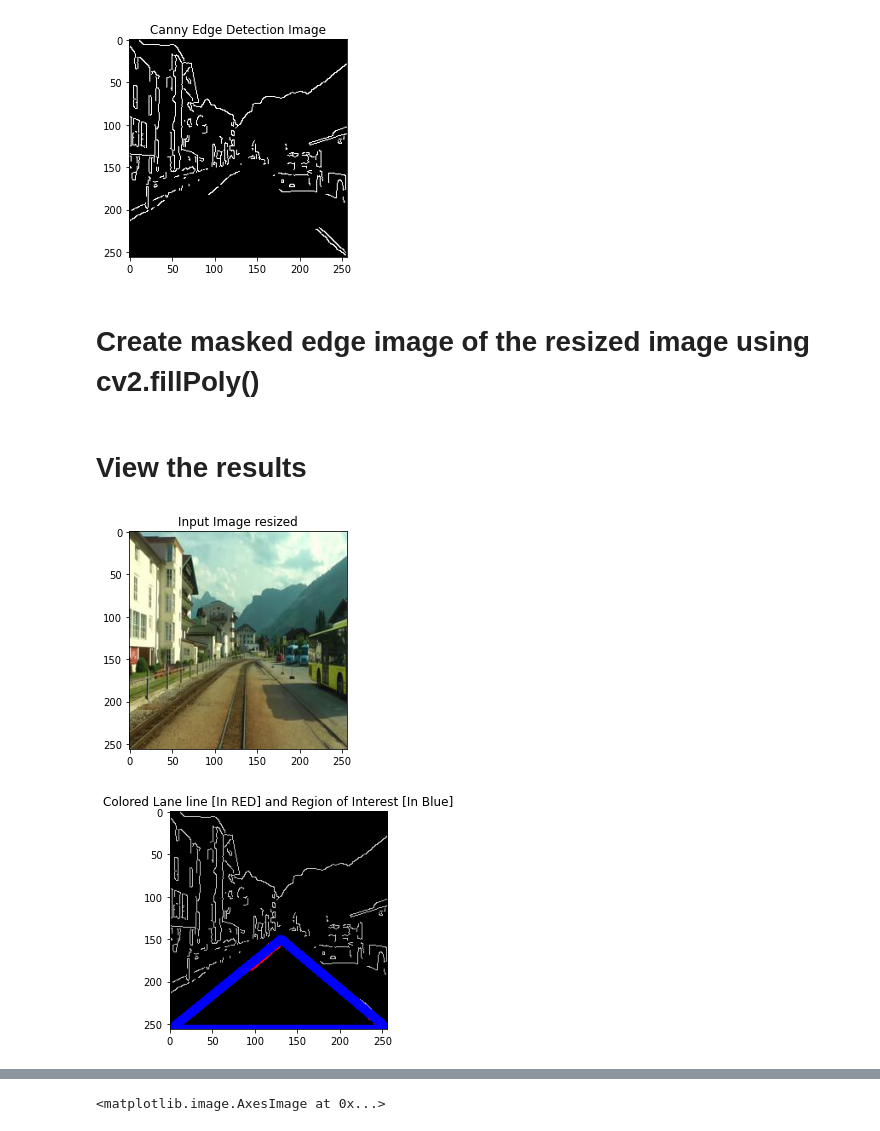
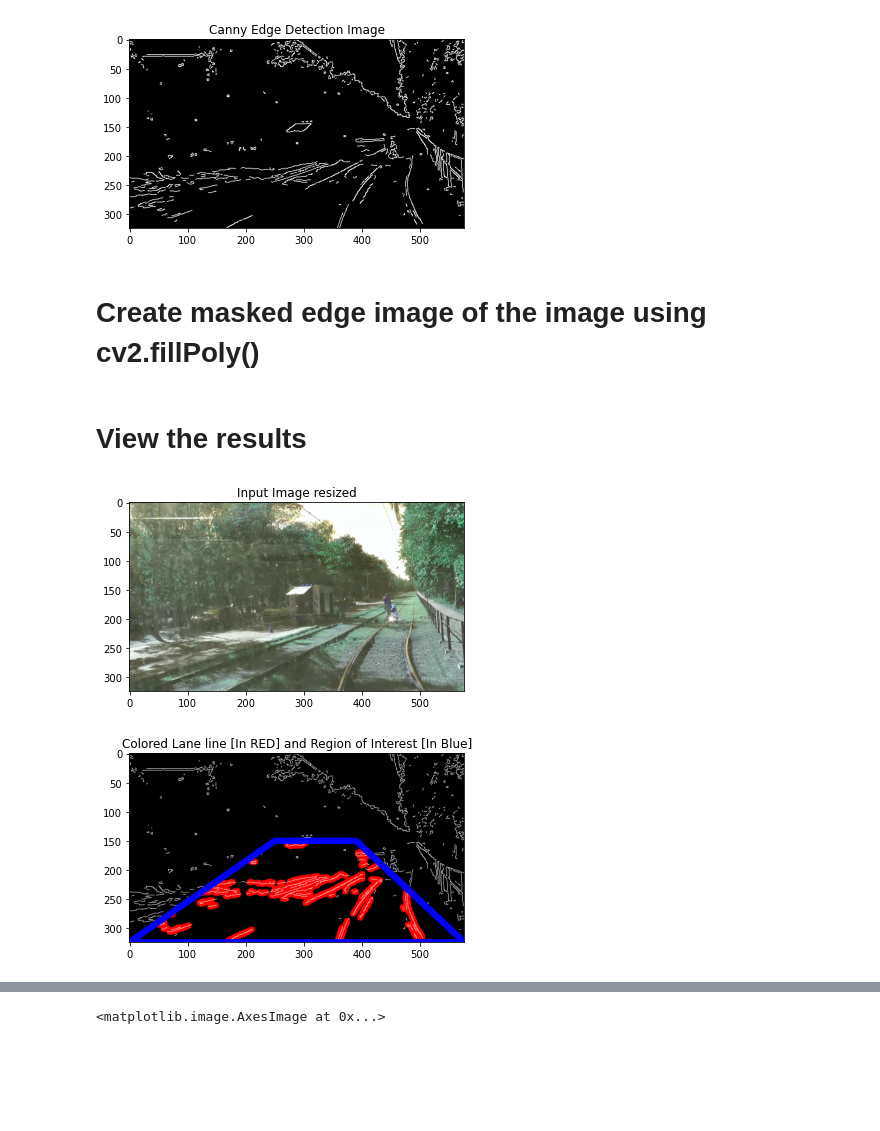
Before and after one commit to khoadaniel/vegetation-detection-railways, a Jupyter notebook: Hina/ROI_on_singleimage.ipynb, the cells around one changed output, grey strips where cells are left out. Drawn from its saved outputs; the diff is of its cells as text; code cells hidden in the pictures; blank space fills up the shorter version.

Commit message:
resize_factor_0.3

```diff
--- a/Hina/ROI_on_singleimage.ipynb
+++ b/Hina/ROI_on_singleimage.ipynb
@@ -36,7 +39,20 @@ tram_dict = tram_list.iloc[:,1:].to_dict()
 # %%
-# rs04744.jpg, rs06811.jpg, rs00889.jpg,
-image = mpimg.imread("rs19_val/jpgs/rs19_val/rs00889.jpg")
-mask_original=  mpimg.imread("rs19_val/uint8/rs19_val/rs00889.png")
+# rs047#44.jpg, rs06811.jpg, rs00889.jpg, rs03039.jpg
+#image_mpimg= mpimg.imread("rs19_val/jpgs/rs19_val/rs00549.jpg")
+#mask_original_mpimg=  mpimg.imread("rs19_val/uint8/rs19_val/rs00549.png")
+#image_resized = mpimg.imread("rs19_val/images_resized/rs00239.jpg")
+#mask_original_resized=mpimg.imread("rs19_val/masks_resized/rs00239.png")
 
-image_resized = mpimg.imread("rs19_val/images_resized/rs00889.jpg")
-mask_original_resized=mpimg.imread("rs19_val/masks_resized/rs00889.png")
+
+image_cv2 = cv2.imread("rs19_val/jpgs/rs19_val/rs00549.jpg",1)
+
+#resize image to half
+mask_original_cv2=  cv2.imread("rs19_val/uint8/rs19_val/rs00549.png",0)
+
+mask_original_cv2_veg = mask_original_cv2.copy()
+
+mask_original_cv2_veg[:,:][mask_original_cv2_veg[:,:]!=label_of_interest]=0
+mask_original_cv2_veg[:,:][mask_original_cv2_veg[:,:]==label_of_interest]=1
+#
+#image_resized = cv2.imread("rs19_val/images_resized/rs03039.jpg")
+#mask_original_resized= cv2.imread("rs19_val/masks_resized/rs03039.png")
@@ -43 +61,4 @@ mask_original_resized=mpimg.imread("rs19_val/masks_resized/rs00889.png")
+# %%
+image_cv2_resize= cv2.resize(image_cv2,None, fx = 0.3, fy = 0.3, interpolation = cv2.INTER_NEAREST)
+mask_original_cv2_veg_resize= cv2.resize(mask_original_cv2_veg,None, fx = 0.3, fy = 0.3, interpolation = cv2.INTER_NEAREST)
 # %%
@@ -63,5 +98,6 @@ Text(0.5, 1.0, 'Resized Image with (256, 256, 3) shape')
 # %%
-gray = cv2.cvtColor(np.array(image_resized),cv2.COLOR_RGB2GRAY)
+#gray = cv2.cvtColor(np.array(image_resized),cv2.COLOR_RGB2GRAY)
+gray = cv2.cvtColor(np.array(image_cv2_resize),cv2.COLOR_RGB2GRAY)
 # %%
 # Do all the relevant imports
 
@@ -87,9 +123,9 @@ plt.imshow(edges, cmap='Greys_r')
 plt.title("Canny Edge Detection Image")
 plt.show()
 # %% [output]
-[figure, old version]
+[figure, new version]
 # %% [markdown]
-# Create masked edge image of the resized image using cv2.fillPoly()
+# Create masked edge image of the image using cv2.fillPoly()
 # %%
 #image = mpimg.imread("rs19_val/jpgs/rs19_val/rs00267.jpg")
 #gray = cv2.cvtColor(image,cv2.COLOR_RGB2GRAY)
@@ -108,9 +144,12 @@ mask = np.zeros_like(edges)
 ignore_mask_color = 255
 
 # This time we are defining a four sided polygon to mask
-imshape = np.array(image_resized).shape
+imshape = np.array(image_cv2_resize).shape
 #vertices = np.array([[(0,imshape[0]),(120, 150), (135, 150), (imshape[1],imshape[0])]], dtype=np.int32)
-vertices = np.array([[(0,imshape[0]),(130, 150), (130, 150), (imshape[1],imshape[0])]], dtype=np.int32)
+#vertices = np.array([[(0,imshape[0]),(870, 450), (970, 450), (imshape[1],imshape[0])]], dtype=np.int32)
+#vertces for resize 324x576
+vertices = np.array([[(0,imshape[0]),(250, 150), (390, 150), (imshape[1],imshape[0])]], dtype=np.int32)
+
 mask = np.zeros_like(edges)
 cv2.fillPoly(mask, vertices, ignore_mask_color)
 masked_edges = cv2.bitwise_and(edges, mask)
@@ -123,7 +162,7 @@ theta = np.pi/180 # angular resolution in radians of the Hough grid
 threshold = 2     # minimum number of votes (intersections in Hough grid cell)
 min_line_length = 4 #minimum number of pixels making up a line
 max_line_gap = 5    # maximum gap in pixels between connectable line segments
-line_image = np.copy(image_resized)*0 # creating a blank to draw lines on
+line_image = np.copy(image_cv2_resize)*0 # creating a blank to draw lines on
 
 # Run Hough on edge detected image
 # Output "lines" is an array containing endpoints of detected line segments
@@ -142,13 +181,13 @@ lines_edges = cv2.polylines(lines_edges,vertices, True, (0,0,255), 10)
 # %% [markdown]
 # View the results
 # %%
-plt.imshow(image_resized)
+plt.imshow(image_cv2_resize)
 plt.title("Input Image resized")
 plt.show()
 plt.imshow(lines_edges)
 plt.title("Colored Lane line [In RED] and Region of Interest [In Blue]")
 plt.show()
 # %% [output]
-[figure, old version]
+[figure, new version]
-[figure, old version]
+[figure, new version]
 # %%
```
Also changed, not shown: parts of 19 cells of this notebook, 1 other file.
